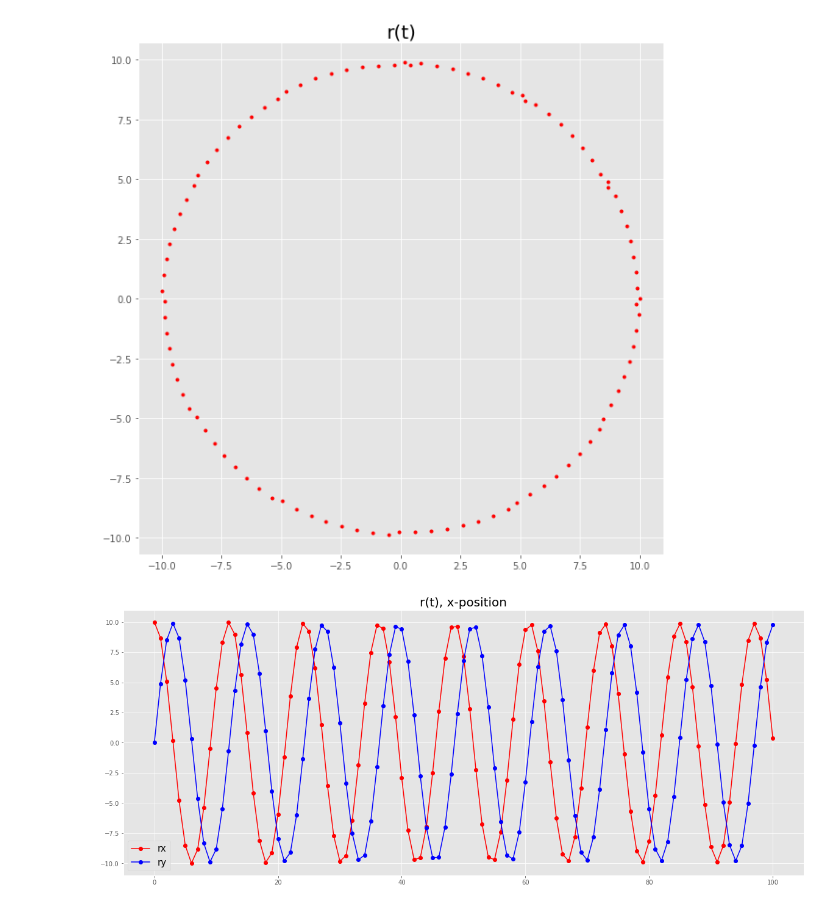
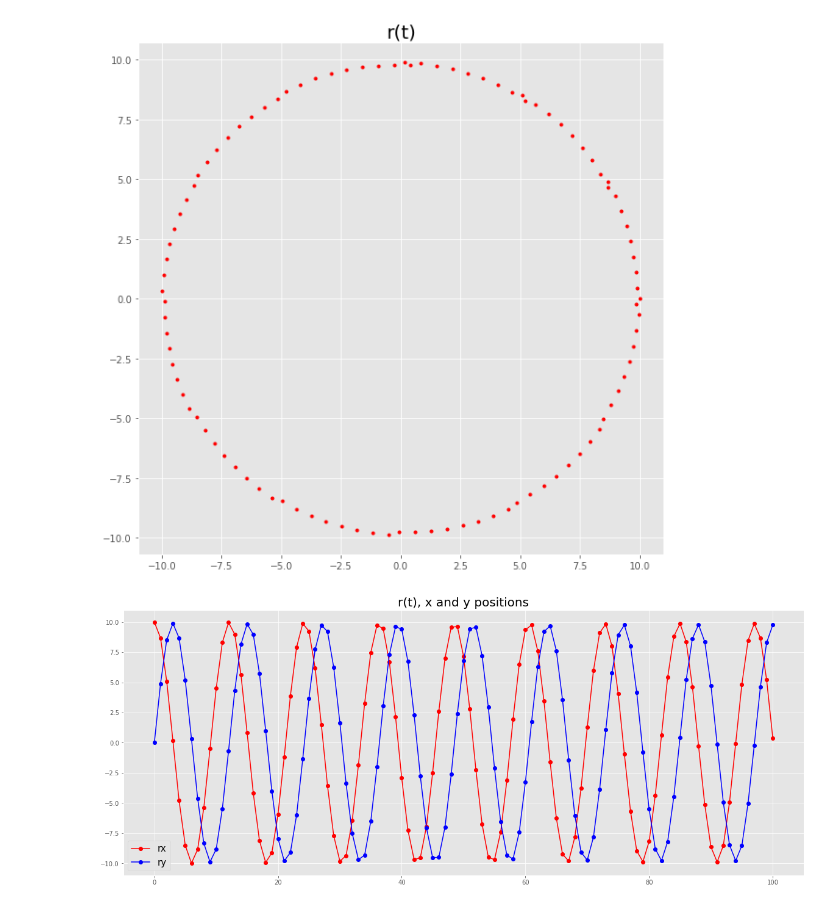
Before and after one commit to Mephisto-000/ICMS, a Jupyter notebook: Numerical/binary_body/two_body_circle_demo.ipynb, the cells around one changed output. Saved outputs shown, nothing was run; the diff lists cells and outputs as text; code cells hidden in the pictures.

```diff
--- a/Numerical/binary_body/two_body_circle_demo.ipynb
+++ b/Numerical/binary_body/two_body_circle_demo.ipynb
@@ -54,11 +54,11 @@ plt.show()
 # %%
 x_len = [i for i in range(len(rx))]
 y_len = [i for i in range(len(ry))]
 plt.figure(figsize=(20, 8))
 plt.plot(x_len, rx, "r-o", label="rx")
 plt.plot(y_len, ry, "b-o", label="ry")
-plt.title("r(t), x-position", fontsize=20)
+plt.title("r(t), x and y positions", fontsize=20)
 plt.legend(fontsize=15)
 plt.show()
 # %% [output]
-[figure, old version]
+[figure, new version]
```
